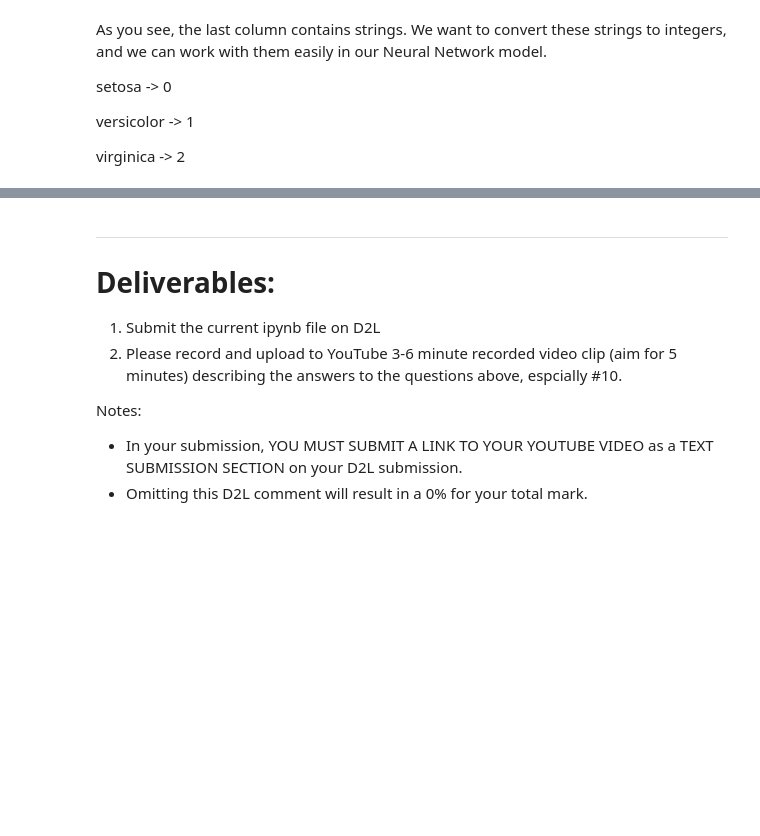
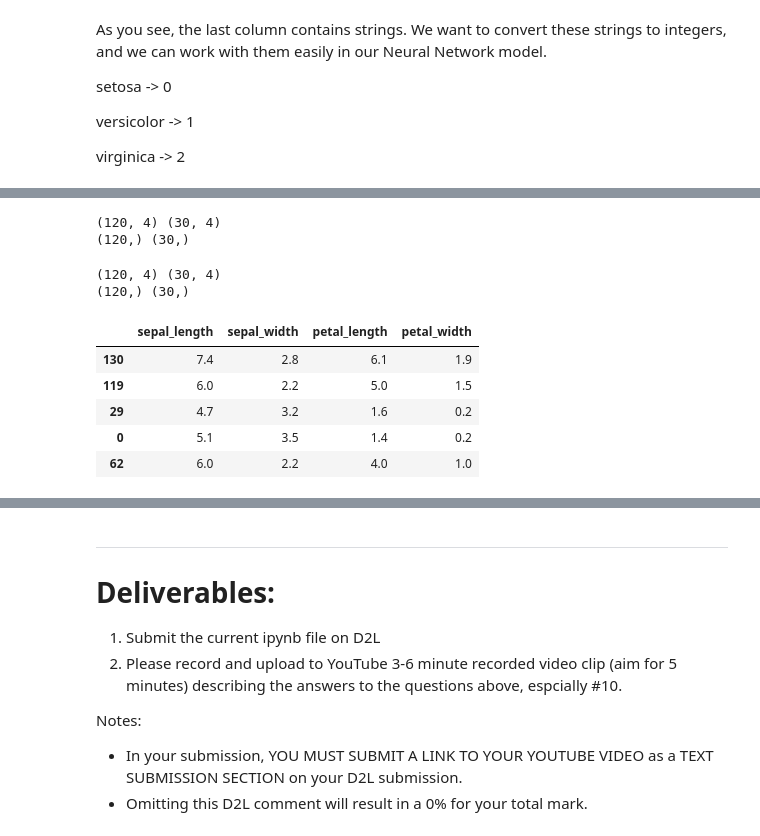
Before and after one commit to BrenoMafra13/COMP3132-Machine_Learning, a Jupyter notebook: assignments/assign2_Breno.ipynb, the cells around one changed output, grey strips where cells are left out. Drawn from its saved outputs; the diff is of its cells as text; code cells hidden in the pictures; blank space fills up the shorter version.

```diff
--- a/assignments/assign2_Breno.ipynb
+++ b/assignments/assign2_Breno.ipynb
@@ -43,2 +86,5 @@ virginica -> 2
 # %%
 #03-b Select the last column as the label and call it y.
+# %%
+y = iris.iloc[:, -1]
+y
@@ -45,8 +106,32 @@ virginica -> 2
 # %%
 #04 Now, it is the time to split the data (x) and the label (y) into training and testin segments,
 #   and call them parts x_train,x_test,y_train,y_test.
+# %%
+from sklearn.model_selection import train_test_split
+x_train, x_test, y_train, y_test = train_test_split(x, y, test_size=0.2, random_state=42)
+print(x_train.shape, x_test.shape)
+print(y_train.shape, y_test.shape)
+# %% [output]
+(120, 4) (30, 4)
+(120,) (30,)
 # %%
 #04-a Split the data, and label ito training and testing segments, while the size of test data is 20%,
 #     and use randome_state = 123 to make all the answers similar in the whole class.
+# %%
+x_train, x_test, y_train, y_test = train_test_split(x, y, test_size=0.2, random_state=123)
+print(x_train.shape, x_test.shape)
+print(y_train.shape, y_test.shape)
+# %% [output]
+(120, 4) (30, 4)
+(120,) (30,)
 # %%
 #04-b Check the first five rows of  x_train,x_test,y_train,y_test.
+# %%
+x_train.head()
+# %% [output]
+|  | sepal_length | sepal_width | petal_length | petal_width |
+| 130 | 7.4 | 2.8 | 6.1 | 1.9 |
+| 119 | 6.0 | 2.2 | 5.0 | 1.5 |
+| 29 | 4.7 | 3.2 | 1.6 | 0.2 |
+| 0 | 5.1 | 3.5 | 1.4 | 0.2 |
+| 62 | 6.0 | 2.2 | 4.0 | 1.0 |
```
Also changed, not shown: parts of 27 cells of this notebook.
